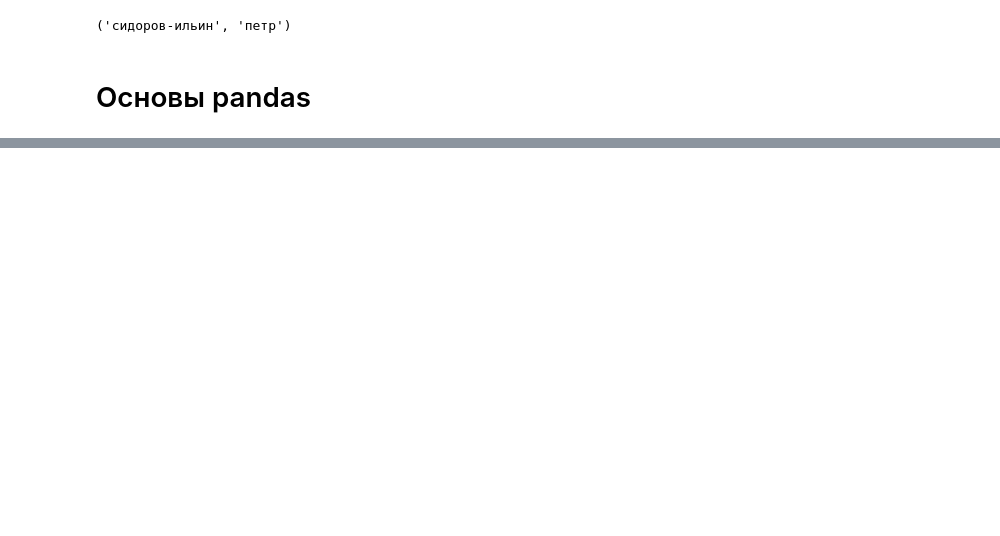
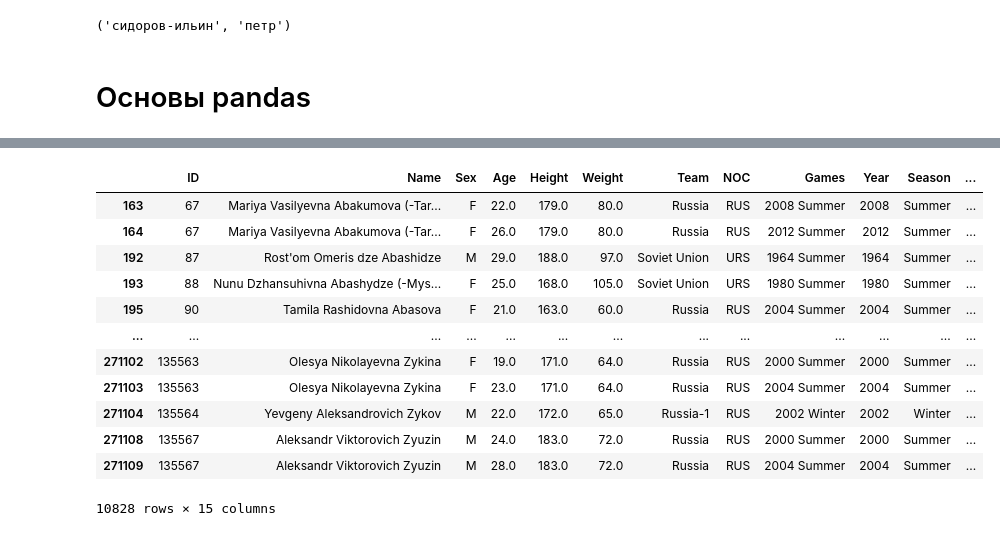
Before and after one commit to udovenkodv777-creator/Python-Course, a Jupyter notebook: Модуль 7_заполнено/Итоговая работа_М7.ipynb, the cells around one changed output, grey strips where cells are left out. Saved outputs shown, nothing was run; the diff lists cells and outputs as text; code cells hidden in the pictures; blank space fills up the shorter version.

```diff
--- a/Модуль 7_заполнено/Итоговая работа_М7.ipynb
+++ b/Модуль 7_заполнено/Итоговая работа_М7.ipynb
@@ -160,2 +278,20 @@ get_name_data('Фамилия:Сидоров-Ильин,Имя:Петр')
+# %%
+#вариант 2
+#Россия + СССР + Российская империя (Все исторические периоды)
+df[df['NOC'].isin(['RUS', 'URS', 'RU1'])]
+# %% [output]
+|  | ID | Name | Sex | Age | Height | Weight | Team | NOC | Games | Year | Season | ... |
+| 163 | 67 | Mariya Vasilyevna Abakumova (-Tar... | F | 22.0 | 179.0 | 80.0 | Russia | RUS | 2008 Summer | 2008 | Summer | ... |
+| 164 | 67 | Mariya Vasilyevna Abakumova (-Tar... | F | 26.0 | 179.0 | 80.0 | Russia | RUS | 2012 Summer | 2012 | Summer | ... |
+| 192 | 87 | Rost'om Omeris dze Abashidze | M | 29.0 | 188.0 | 97.0 | Soviet Union | URS | 1964 Summer | 1964 | Summer | ... |
+| 193 | 88 | Nunu Dzhansuhivna Abashydze (-Mys... | F | 25.0 | 168.0 | 105.0 | Soviet Union | URS | 1980 Summer | 1980 | Summer | ... |
+| 195 | 90 | Tamila Rashidovna Abasova | F | 21.0 | 163.0 | 60.0 | Russia | RUS | 2004 Summer | 2004 | Summer | ... |
+| ... | ... | ... | ... | ... | ... | ... | ... | ... | ... | ... | ... | ... |
+| 271102 | 135563 | Olesya Nikolayevna Zykina | F | 19.0 | 171.0 | 64.0 | Russia | RUS | 2000 Summer | 2000 | Summer | ... |
+| 271103 | 135563 | Olesya Nikolayevna Zykina | F | 23.0 | 171.0 | 64.0 | Russia | RUS | 2004 Summer | 2004 | Summer | ... |
+| 271104 | 135564 | Yevgeny Aleksandrovich Zykov | M | 22.0 | 172.0 | 65.0 | Russia-1 | RUS | 2002 Winter | 2002 | Winter | ... |
+| 271108 | 135567 | Aleksandr Viktorovich Zyuzin | M | 24.0 | 183.0 | 72.0 | Russia | RUS | 2000 Summer | 2000 | Summer | ... |
+| 271109 | 135567 | Aleksandr Viktorovich Zyuzin | M | 28.0 | 183.0 | 72.0 | Russia | RUS | 2004 Summer | 2004 | Summer | ... |
+10828 rows × 15 columns
 # %%
 # Вывести на экран золотых медалистов 2012 года
```
Also changed, not shown: parts of 28 cells of this notebook, 1 other file.
